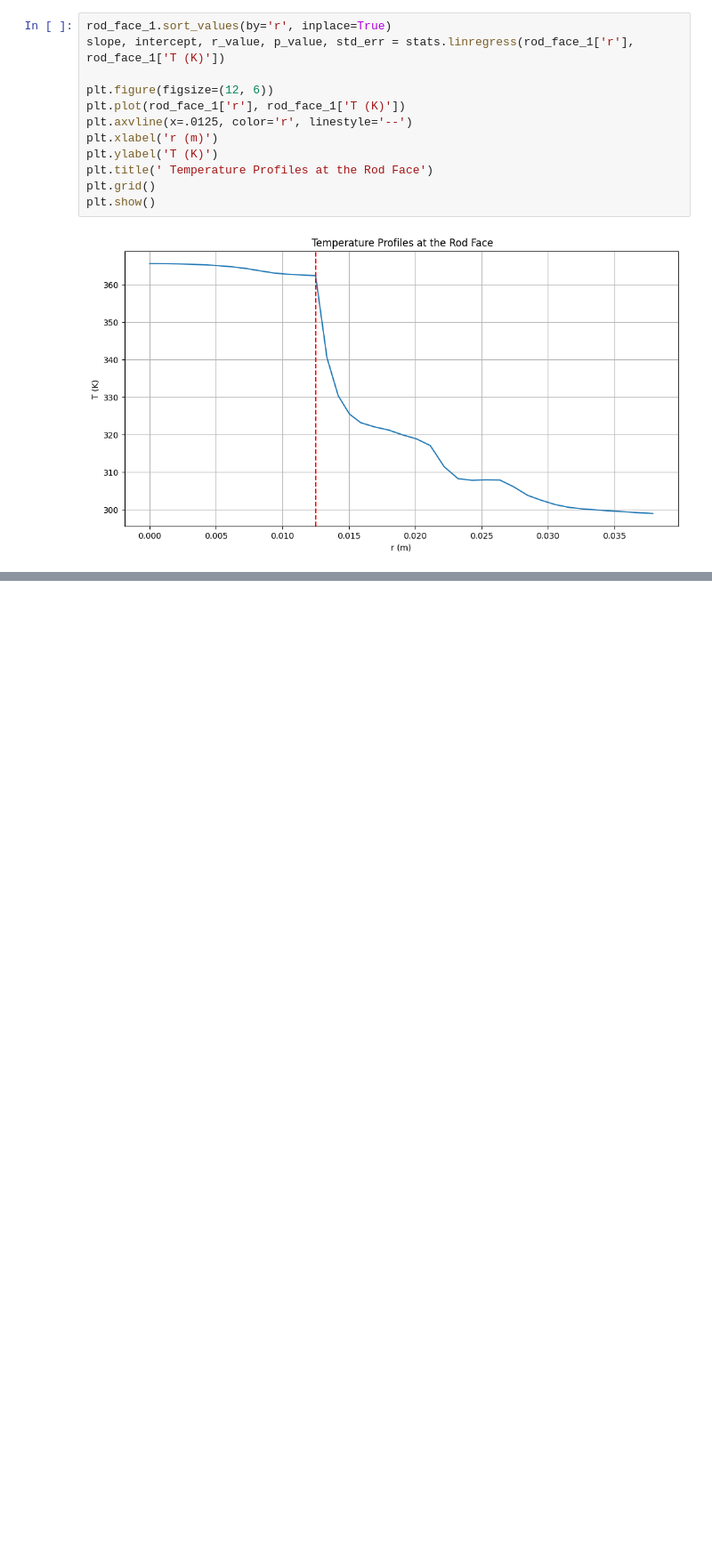
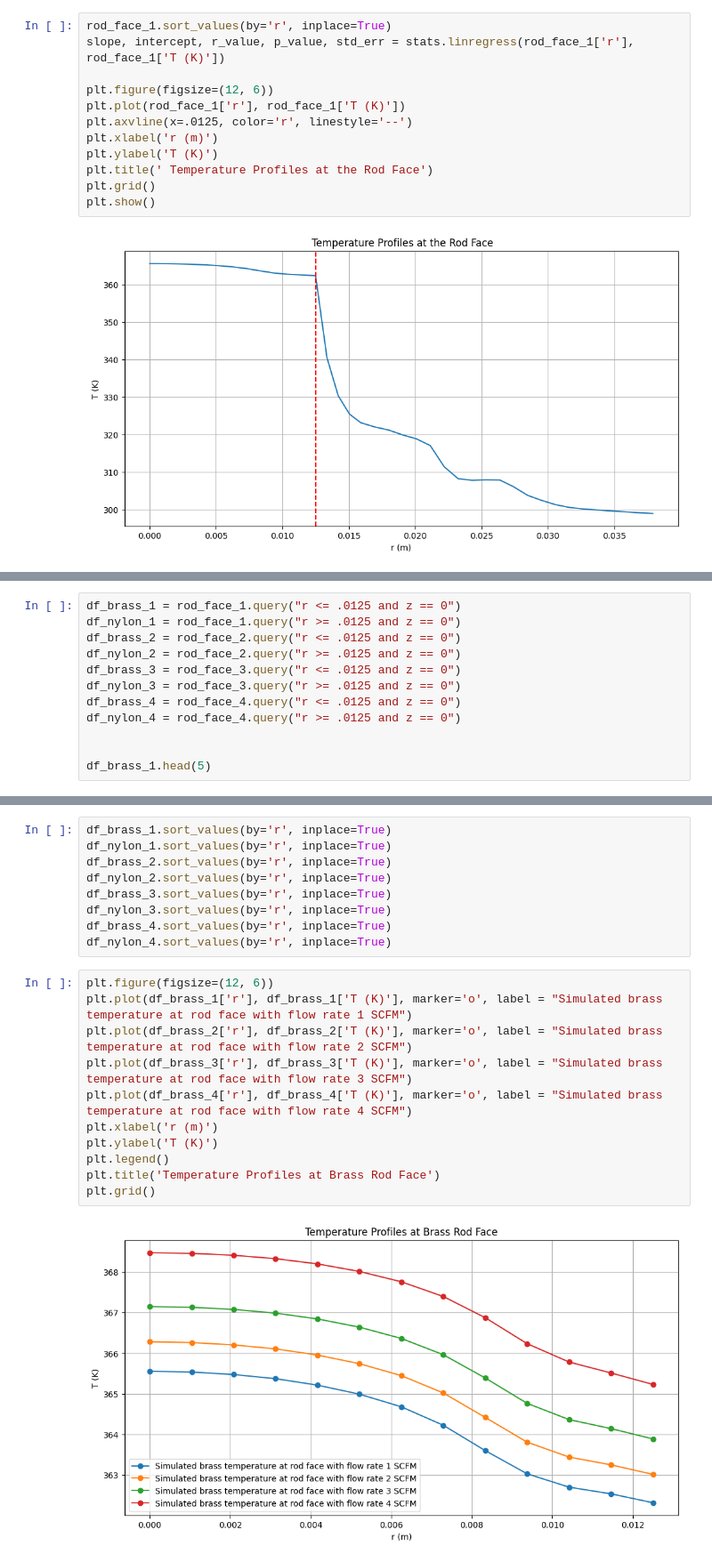
Before and after one commit to rahilisashaik/cbe154, a Jupyter notebook: heat-transfer-2/HT_data_analysis.ipynb, the cells around one changed output, grey strips where cells are left out. Shown at 89% size. Saved outputs shown, nothing was run; the diff lists cells and outputs as text; blank space fills up the shorter version.

```diff
--- a/heat-transfer-2/HT_data_analysis.ipynb
+++ b/heat-transfer-2/HT_data_analysis.ipynb
@@ -666,0 +639,12 @@ These don't make too much sense either, what we should try is partitioning the s
+# %%
+df_brass_1 = rod_face_1.query("r <= .0125 and z == 0")
+df_nylon_1 = rod_face_1.query("r >= .0125 and z == 0")
+df_brass_2 = rod_face_2.query("r <= .0125 and z == 0")
+df_nylon_2 = rod_face_2.query("r >= .0125 and z == 0")
+df_brass_3 = rod_face_3.query("r <= .0125 and z == 0")
+df_nylon_3 = rod_face_3.query("r >= .0125 and z == 0")
+df_brass_4 = rod_face_4.query("r <= .0125 and z == 0")
+df_nylon_4 = rod_face_4.query("r >= .0125 and z == 0")
+
+
+df_brass_1.head(5)
@@ -666,0 +658,22 @@ These don't make too much sense either, what we should try is partitioning the s
+# %%
+df_brass_1.sort_values(by='r', inplace=True)
+df_nylon_1.sort_values(by='r', inplace=True)
+df_brass_2.sort_values(by='r', inplace=True)
+df_nylon_2.sort_values(by='r', inplace=True)
+df_brass_3.sort_values(by='r', inplace=True)
+df_nylon_3.sort_values(by='r', inplace=True)
+df_brass_4.sort_values(by='r', inplace=True)
+df_nylon_4.sort_values(by='r', inplace=True)
+# %%
+plt.figure(figsize=(12, 6))
+plt.plot(df_brass_1['r'], df_brass_1['T (K)'], marker='o', label = "Simulated brass temperature at rod face with flow rate 1 SCFM")
+plt.plot(df_brass_2['r'], df_brass_2['T (K)'], marker='o', label = "Simulated brass temperature at rod face with flow rate 2 SCFM")
+plt.plot(df_brass_3['r'], df_brass_3['T (K)'], marker='o', label = "Simulated brass temperature at rod face with flow rate 3 SCFM")
+plt.plot(df_brass_4['r'], df_brass_4['T (K)'], marker='o', label = "Simulated brass temperature at rod face with flow rate 4 SCFM")
+plt.xlabel('r (m)')
+plt.ylabel('T (K)')
+plt.legend()
+plt.title('Temperature Profiles at Brass Rod Face')
+plt.grid()
+# %% [output]
+[figure, added]
```
Also changed, not shown: parts of 19 cells of this notebook.
